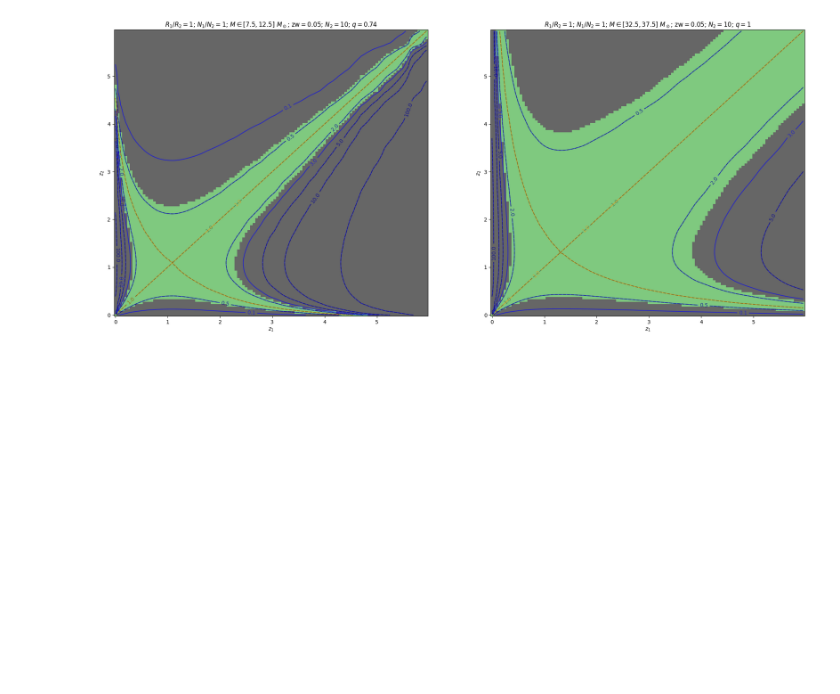
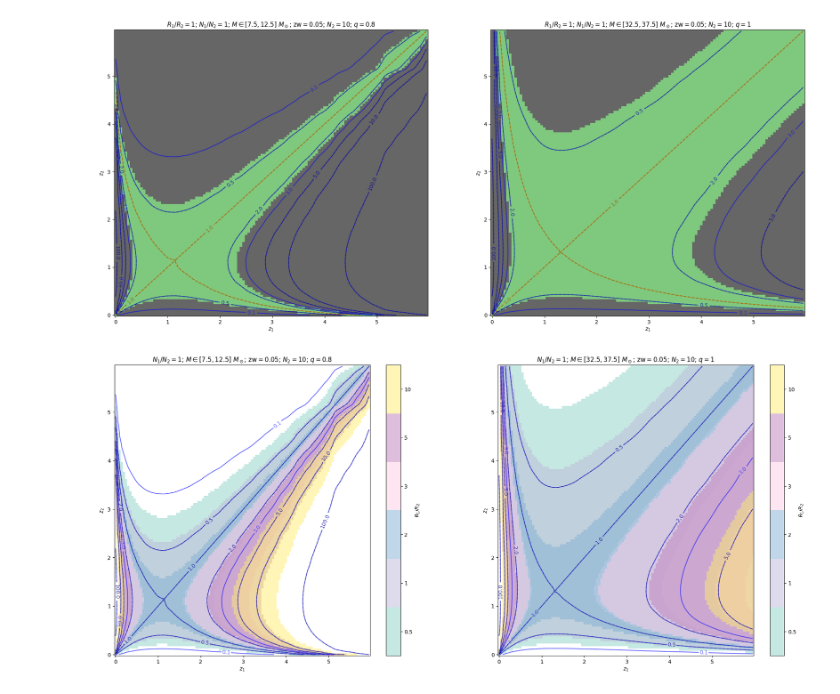
Before and after one commit to F3Solid/master_thesis, a Jupyter notebook: bin_comparison_map_2.ipynb, the cells around one changed output. Drawn from its saved outputs; the diff is of its cells as text; code cells hidden in the pictures; blank space fills up the shorter version.

Commit message:
Improved z2 vs. z1 plot for multiple R1_R2 values

```diff
--- a/bin_comparison_map_2.ipynb
+++ b/bin_comparison_map_2.ipynb
@@ -28,7 +30,7 @@ m_keys = ("low", "med")
 
 mc = {key: val for key, val in zip(m_keys, (10, 35))}
 mw = {key: val for key, val in zip(m_keys, (5, 5))}
-q = {key: val for key, val in zip(m_keys, (0.74, 1))} # q = m2 / m1, with m2 <= m1
+q = {key: val for key, val in zip(m_keys, (0.8, 1))} # q = m2 / m1, with m2 <= m1
 zw = {key: val for key, val in zip(m_keys, (0.05, 0.05))}
 T_obs = {key: val for key, val in zip(m_keys, (1, 1))}
 
@@ -82,6 +83,7 @@ R1_R2_ref_list = [0.5, 1, 2, 3, 5, 10]
 # Linked to R1_R2_ref_list on the first dimension. True if the corresponding R1_R2 value is inside the confidence interval
 R1_R2_CI_list_mask = {key: np.zeros((len(R1_R2_ref_list), len(N1_N2_axis[key]), len(bins_axis[key])), dtype=bool) for key in m_keys}
 
+
 # Fill the arrays
 for key in m_keys:
     for i, _ in enumerate(N1_N2_axis[key]):
@@ -89,9 +91,8 @@ for key in m_keys:
             R1_R2_CI_array[key][i, j] = np.copy(R1_R2_CI_map[key][i][j][0])
             R1_R2_a_array[key][i, j] = R1_R2_CI_map[key][i][j][2] # a = bin2_ref.VT / bin.VT
 
-            for k, R1_R2 in enumerate(R1_R2_ref_list):
-                if R1_R2_CI_map[key][i][j][0][0] <= R1_R2 <= R1_R2_CI_map[key][i][j][0][2]:
-                    R1_R2_CI_list_mask[key][k, i, j] = True
+    for i, R1_R2 in enumerate(R1_R2_ref_list):
+        R1_R2_CI_list_mask[key][i] = (R1_R2_CI_array[key][:, :, 0] <= R1_R2) & (R1_R2 <= R1_R2_CI_array[key][:, :, 2])
 
     Det_map_R1_R2[key] = ((R1_R2_CI_array[key][:, :, 0] <= R1_R2_ref) & (R1_R2_ref <= R1_R2_CI_array[key][:, :, 2])).astype(int)
 
@@ -247,6 +248,10 @@ R1_R2_a_ZZarray = {key: np.zeros((len(bins_axis[key]), len(bins_axis[key]))) for
 R1_R2_ref = 1
 # 1 if R1_R2_ref is inside confidence interval
 Det_ZZmap_R1_R2 = {key: None for key in m_keys}
+
+R1_R2_ref_list = [0.5, 1, 2, 3, 5, 10]
+# Linked to R1_R2_ref_list on the first dimension. True if the corresponding R1_R2 value is inside the confidence interval
+Det_ZZmap_R1_R2_list = {key: [None for R1_R2 in R1_R2_ref_list] for key in m_keys}
 
 # Fill the arrays
 for key in m_keys:
@@ -256,6 +261,10 @@ for key in m_keys:
             R1_R2_a_ZZarray[key][i, j] = R1_R2_CI_ZZmap[key][i][j][2] # a = bin2.VT / bin1.VT
 
     Det_ZZmap_R1_R2[key] = ((R1_R2_CI_ZZarray[key][:, :, 0] <= R1_R2_ref) & (R1_R2_ref <= R1_R2_CI_ZZarray[key][:, :, 2])).astype(int)
+
+    for i, R1_R2 in enumerate(R1_R2_ref_list):
+        Det_ZZmap_R1_R2_list[key][i] = ((R1_R2_CI_ZZarray[key][:, :, 0] <= R1_R2) & (R1_R2 <= R1_R2_CI_ZZarray[key][:, :, 2]))
+        Det_ZZmap_R1_R2_list[key][i] = np.ma.masked_array(Det_ZZmap_R1_R2_list[key][i], ~Det_ZZmap_R1_R2_list[key][i]).astype(int)
 # %%
 fig, axes = plt.subplots(1, 2, figsize=(24, 10))
 
@@ -322,3 +331,58 @@ for ax, key in zip(axes, m_keys):
 plt.show()
 # %% [output]
 [figure]
+# %%
+fig, axes = plt.subplots(1, 2, figsize=(24, 10))
+
+for ax, key in zip(axes, m_keys):
+    ax.set_title(r'$N_1 / N_2 = {0}$; $M \in [{1}, {2}]\ M_\odot$; $\text{{zw}} = {3}$; $N_2 = {4}$; $q = {5}$'.format(N1_N2,
+                                                                                                                       bins_axis[key][0].minf,
+                                                                                                                       bins_axis[key][0].msup,
+                                                                                                                       zw[key],
+                                                                                                                       N2_ref[key],
+                                                                                                                       q[key]))
+    ax.set_xlabel(r'$z_1$')
+    ax.set_ylabel(r'$z_2$')
+
+    # R1/R2 color map
+    cmap = plt.colormaps['Set3'].resampled(len(R1_R2_ref_list))
+    cmap = ListedColormap(cmap.colors)
+    _alpha = 0.5
+
+    only_this_indexes = []
+    for i, (Det_map, lb) in enumerate(zip(Det_ZZmap_R1_R2_list[key], R1_R2_ref_list)):
+        if len(only_this_indexes) == 0:
+            im = ax.pcolormesh(zinf_axis[key], zinf_axis[key], Det_map,
+                            cmap=ListedColormap([cmap.colors[i]]), alpha=_alpha)
+        elif i in only_this_indexes:
+            im = ax.pcolormesh(zinf_axis[key], zinf_axis[key], Det_map,
+                            cmap=ListedColormap([cmap.colors[i]]), alpha=_alpha)
+
+    # R1/R2 Contour levels
+    cf = ax.contour(zinf_axis[key], zinf_axis[key], R1_R2_CI_ZZarray[key][:, :, 1],
+                    levels=[0.1, 0.5, 1, 2, 3, 5, 10, 100], colors='blue', alpha=0.6)
+    ax.clabel(cf)
+
+    # a contour levels
+    cf = ax.contour(zinf_axis[key], zinf_axis[key], R1_R2_a_ZZarray[key],
+                    levels=[0.5, 1, 2, 5, 10, 100], colors='black', linestyles='--', alpha=0.3)
+    ax.clabel(cf)
+
+    # Define the boundaries of each colors using equal spacing
+    boundaries = np.arange(len(R1_R2_ref_list) + 1)
+    # Associate to each color bin its color using a BoundaryNorm, the cmap and the ScalarMappable
+    norm = mpl.colors.BoundaryNorm(boundaries, cmap.N)
+    sm = ScalarMappable(norm, cmap)
+    # Define each tick location in the middle of each color bin
+    tick_locs = boundaries[:-1] + 0.5
+    # Create the colorbar with our cmap and the ticks locations
+    cbar = fig.colorbar(sm, ax=ax, label=r'$R_1 / R_2$', ticks=tick_locs)
+    # Now set the labels
+    cbar.ax.get_yaxis().set_ticklabels(labels=R1_R2_ref_list)
+    cbar.ax.get_yaxis().set_minor_locator(mpl.ticker.NullLocator())
+    # This is the only way I found to make the set the colorbar transparency
+    cbar.solids.set_alpha(_alpha)
+
+plt.show()
+# %% [output]
+[figure, added]
```
Also changed, not shown: parts of 6 cells of this notebook.
